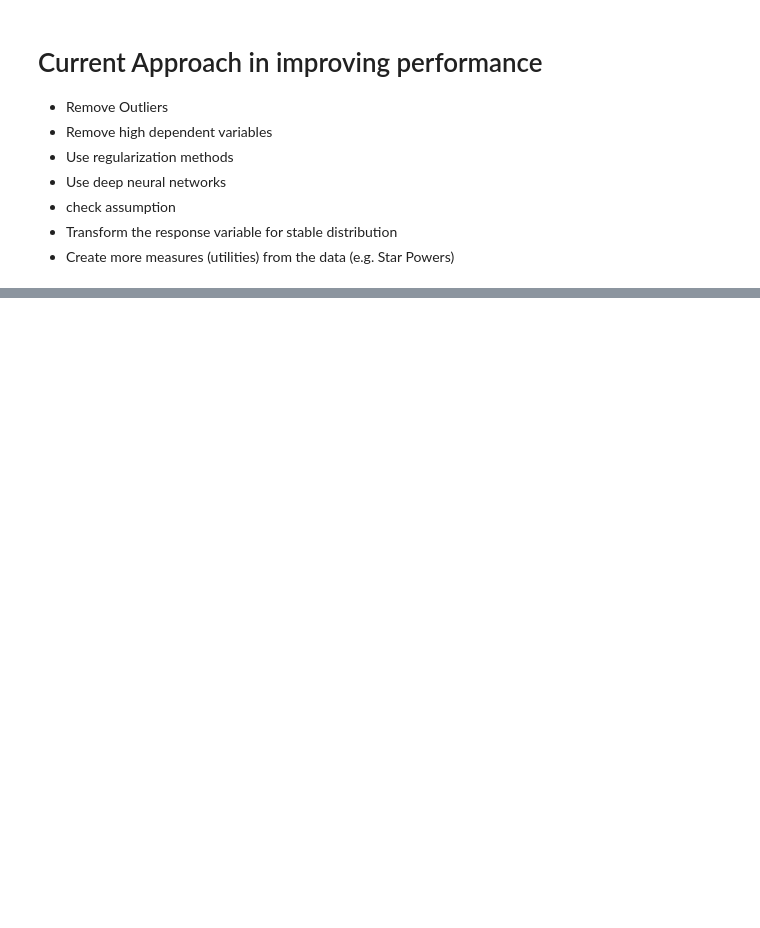
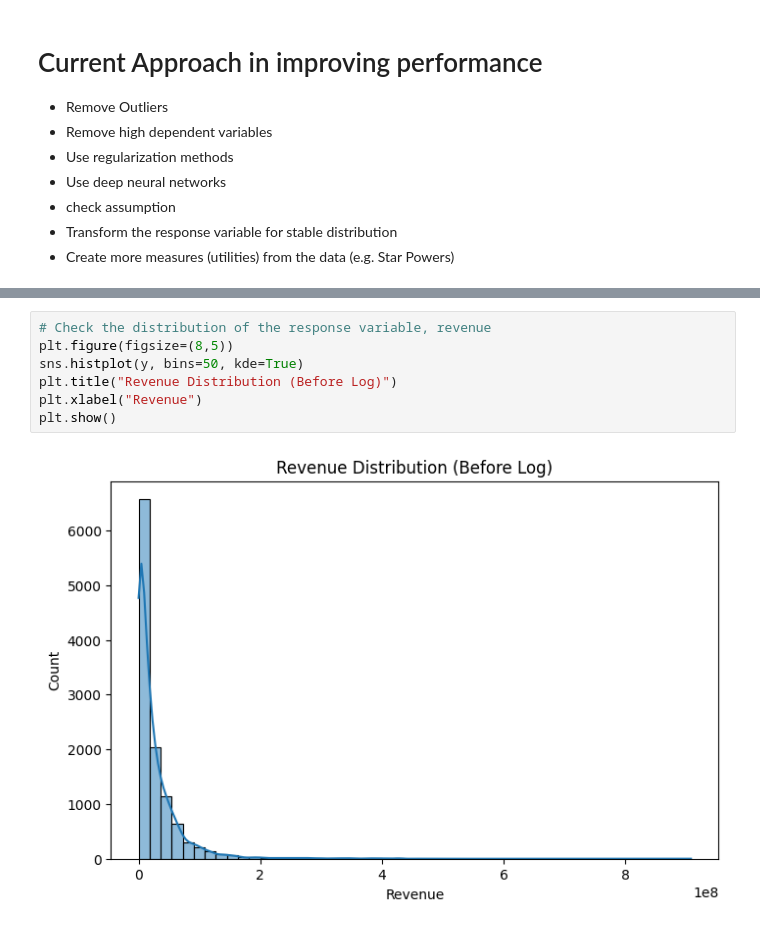
Before and after one commit to Eric7895/Movie_Revenue_Web_Application, a Jupyter notebook: ml_model.ipynb, the cells around one changed output, grey strips where cells are left out. Cells and saved outputs as stored; diff of their text form; blank space fills up the shorter version.

```diff
--- a/ml_model.ipynb
+++ b/ml_model.ipynb
@@ -28,0 +45,9 @@ df = pd.read_csv("data/movie_data_encoded.csv")
+# %%
+# Check the distribution of the response variable, revenue
+plt.figure(figsize=(8,5))
+sns.histplot(y, bins=50, kde=True)
+plt.title("Revenue Distribution (Before Log)")
+plt.xlabel("Revenue")
+plt.show()
+# %% [output]
+[figure, added]
```
Also changed, not shown: parts of 13 cells of this notebook.
